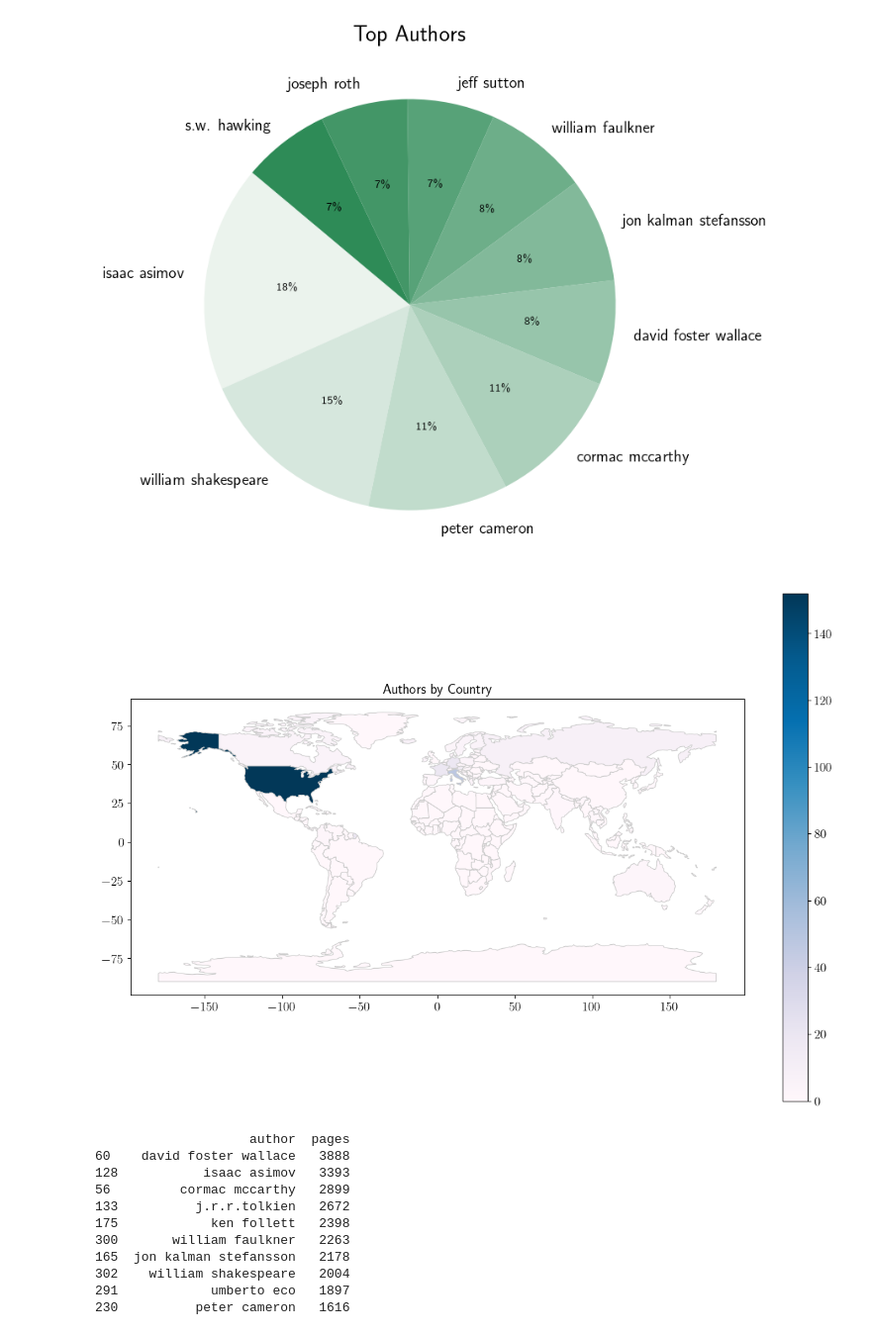
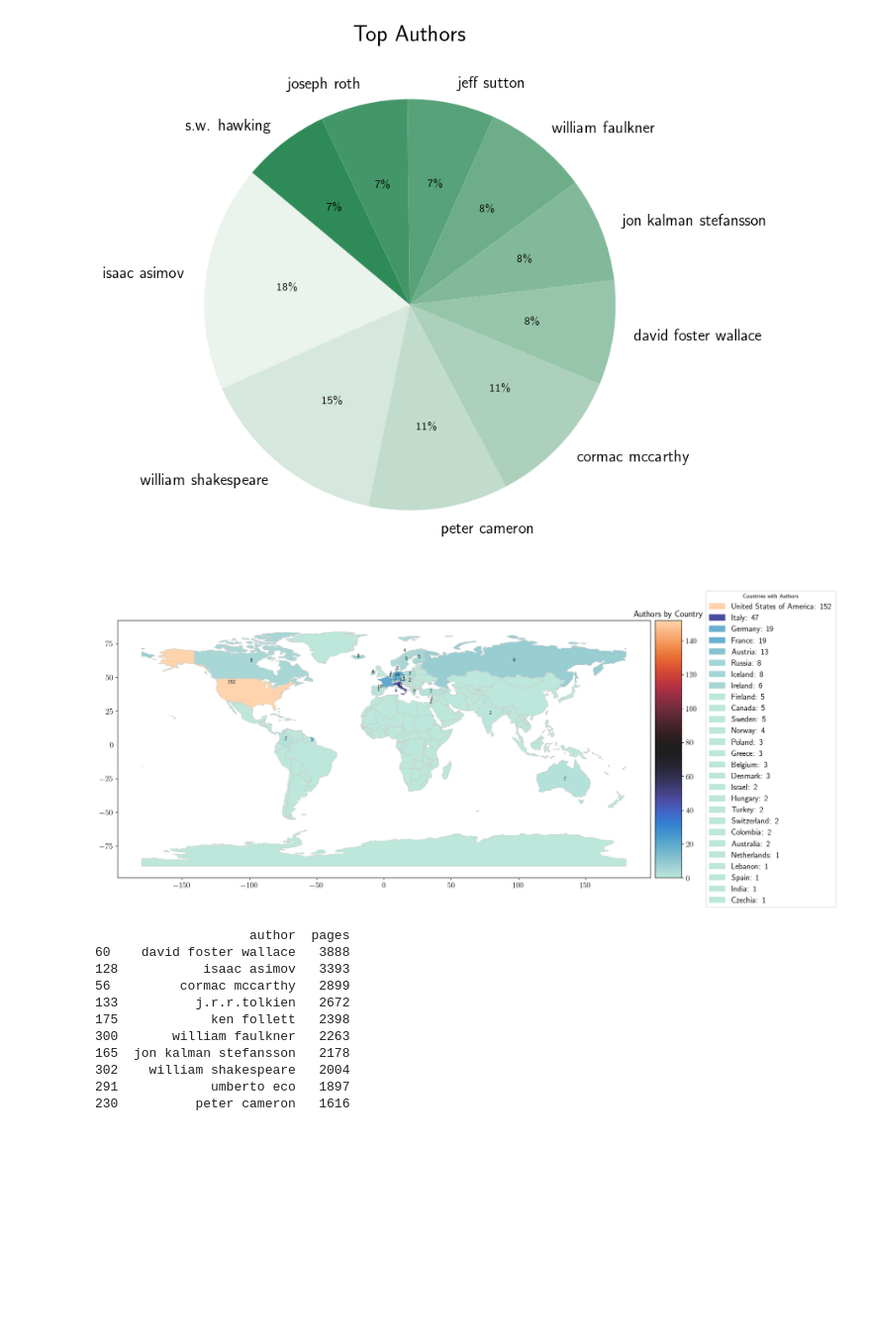
Before and after one commit to anvi-git/Project_Book_library, a Jupyter notebook: book_library.ipynb, the cells around one changed output. Shown at 99% size. Cells and saved outputs as stored; diff of their text form; code cells hidden in the pictures; blank space fills up the shorter version.

Commit message:
changed the world map plot

```diff
--- a/book_library.ipynb
+++ b/book_library.ipynb
@@ -408,6 +412,8 @@ plt.show()
 [figure]
 # %%
 # Let's create a world map for the authors
+#the color of this world map
+this_color = 'icefire'
 # provide the path for the shapefile...
 shapefile_path = os.path.join('world_data/', 'ne_110m_admin_0_countries_lakes.shp')
 # ...and load it
@@ -415,51 +421,84 @@ world = gpd.read_file(shapefile_path)
 # the shapefile contains 'country' column with country names
 # I called it 'nationality', so I have to change it
 # Rename columns to match for the merge
 df.rename(columns={'nationality': 'country'}, inplace=True)
 
 # Create 'authors_count' column in the authors DataFrame
 df['authors_count'] = 1  # Each row represents one author
 
 # Aggregate counts by country
 authors_count = df[df['author'] != 'VV.AA.'].groupby('country')['authors_count'].sum().reset_index()
 
 # Merge the world map with your authors' data
 world_authors = world.merge(authors_count, how='left', left_on='ADMIN', right_on='country')
 
 # Fill NaN values with 0 (countries with no authors in your dataset)
 world_authors['authors_count'] = world_authors['authors_count'].fillna(0)
 
+# Normalize the colormap for better contrast
+norm = mcolors.Normalize(vmin=world_authors['authors_count'].min(), vmax=world_authors['authors_count'].max())
+
+
 # Plot the map with authors count as the colormap
-fig, ax = plt.subplots(1, 1, figsize=(15, 10))
+fig, ax = plt.subplots(1, 1, figsize=(18, 10))
 world_authors.plot(column='authors_count',
-                   cmap='PuBu',
+                   cmap=this_color,
                    linewidth=0.8,
                    edgecolor='0.8',
-                   legend=True,
+                   #legend=True,
+                   norm = norm,
                    ax=ax)
 
-# # Add text annotations - if you want uncomment this
-# for idx, row in world_authors.iterrows():
-#     if row['authors_count'] > 0:  # Only label countries with authors
-#         # Get the centroid of the geometry for annotation position
-#         x, y = row['geometry'].centroid.coords[0]
-#         # Annotate the plot with the number of authors
-#         ax.annotate(
-#             text=int(row['authors_count']),  # The text to display
-#             xy=(x, y),  # Position of the annotation
-#             ha='center',  # Horizontal alignment
-#             fontsize=8,  # Font size
-#             color='red'  # Font color
-#         )
+# Create a colorbar axis next to the map
+divider = make_axes_locatable(ax)
+cax = divider.append_axes("right", size="5%", pad=0.1)
+
+# Add colorbar
+sm = plt.cm.ScalarMappable(cmap=this_color, norm=norm)
+sm._A = []  # Only necessary for compatibility reasons
+fig.colorbar(sm, cax=cax)
+
+# Add text annotations - if you want uncomment this
+for idx, row in world_authors.iterrows():
+    if row['authors_count'] > 0:  # Only label countries with authors
+        # Get the centroid of the geometry for annotation position
+        x, y = row['geometry'].centroid.coords[0]
+        # Annotate the plot with the number of authors
+        ax.annotate(
+            text=int(row['authors_count']),  # The text to display
+            xy=(x, y),  # Position of the annotation
+            ha='center',  # Horizontal alignment
+            fontsize=8,  # Font size
+            color='black'  # Font color
+        )
+
+# # Create a custom legend with country names and counts
+unique_countries = world_authors[world_authors['authors_count'] > 0][['ADMIN', 'authors_count']]
+sorted_unique_countries = unique_countries.sort_values(by='authors_count', ascending=False)
+
+# Generate colors for each country based on the colormap and author count
+colormap = plt.cm.get_cmap(this_color, len(sorted_unique_countries))
+legend_patches = []
+for _, row in sorted_unique_countries.iterrows():
+    color = colormap(norm(row['authors_count']))  # Get color from the colormap
+    patch = mpatches.Patch(color=color, label=f"{row['ADMIN']}: {int(row['authors_count'])}")
+    legend_patches.append(patch)
+
+# Add the custom legend to the plot
+plt.legend(handles=legend_patches,
+           title="Countries with Authors",
+           loc='center left',
+           bbox_to_anchor=(1.75, 0.5))
 
 # Add a title
 plt.title('Authors by Country', fontsize=15)
+plt.tight_layout()
 
 # Show the plot
-plt.savefig('notebook_images/world_map.png')
+plt.savefig('notebook_images/world_map.png', bbox_inches='tight')
 plt.show()
 # %% [output]
-[figure, old version]
+[figure, new version]
 # %%
 # Let's create an histogram with the most prolific writers
 filtered_df = df[df['author'] != 'VV.AA.']
```
Also changed, not shown: parts of 1 cell of this notebook, 2 other files.
